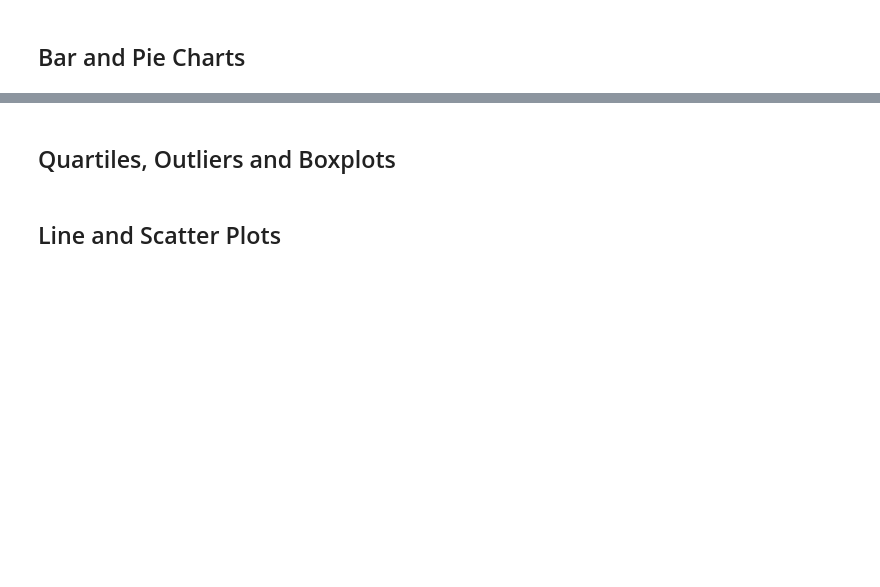
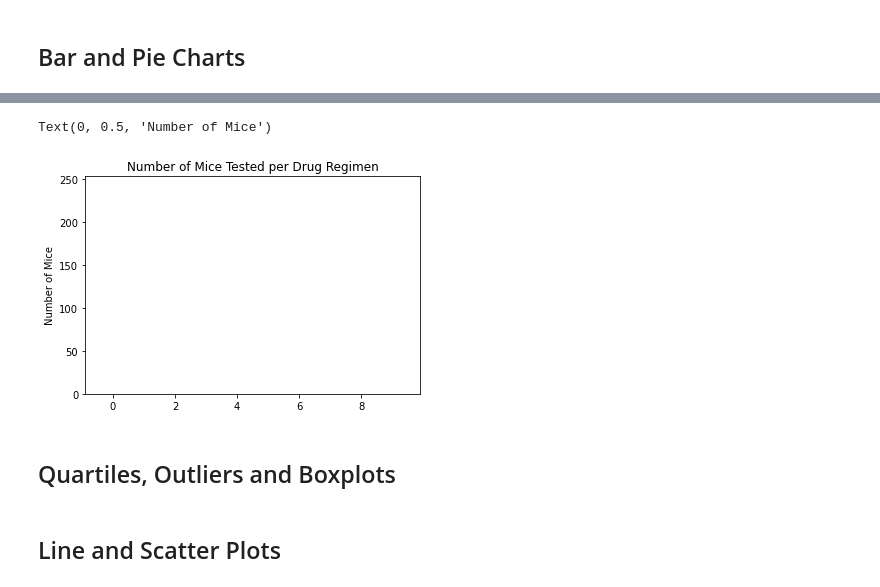
Before and after one commit to Kevin-McConchie/matplotlib-plots, a Jupyter notebook: pymaceuticals_Inc..ipynb, the cells around one changed output, grey strips where cells are left out. Drawn from its saved outputs; the diff is of its cells as text; code cells hidden in the pictures; blank space fills up the shorter version.

```diff
--- a/pymaceuticals_Inc..ipynb
+++ b/pymaceuticals_Inc..ipynb
@@ -91,5 +159,26 @@ Now what
 # %%
 # Generate a bar plot showing the total number of mice for each treatment throughout the course of the study using pyplot.
+
+# create x_axis
+x_axis= np.arange(len(regimen_mouse_count))
+
+# # # create chart
+plt.bar(x_axis, [0])
+
+# Set y limit
+plt.ylim(0, max(regimen_mouse_count[[1]])+75)
+
+# # # Set a Title and labels
+plt.title("Number of Mice Tested per Drug Regimen")
+plt.ylabel("Number of Mice")
+
+# # Save graph
+# plt.tight_layout()
+# plt.savefig("Images/pandas_mouse_count.png")
+# plt.show()
+# %% [output]
+Text(0, 0.5, 'Number of Mice')
+[figure, added]
 # %%
 # Generate a pie plot showing the distribution of female versus male mice using pandas
 # %%
```
Also changed, not shown: parts of 6 cells of this notebook, 3 other files.
